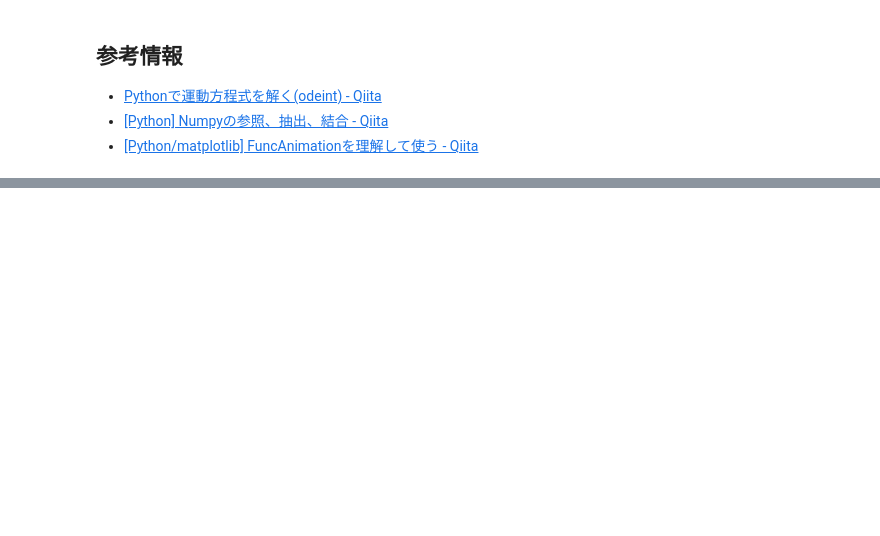
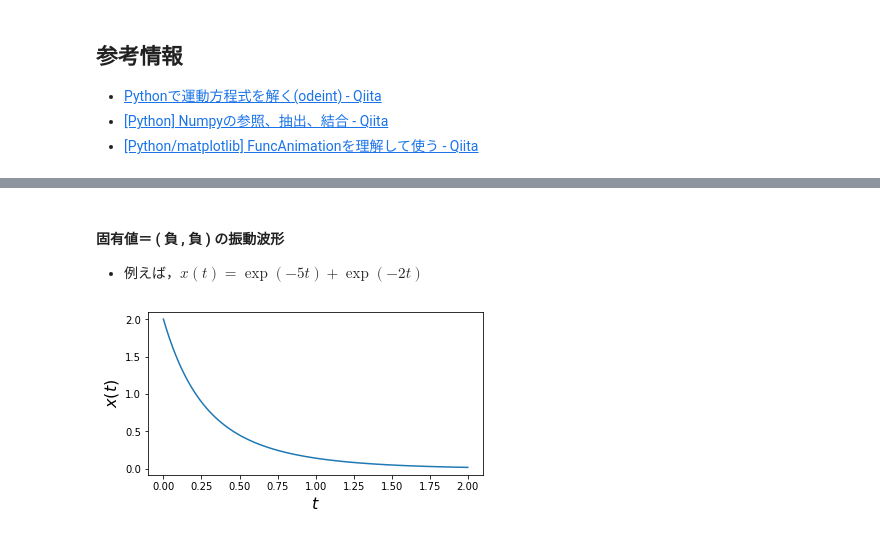
Before and after one commit to ktysd/_colab_test, a Jupyter notebook: vc/Colab/Code_2.1.ipynb, the cells around one changed output, grey strips where cells are left out. Saved outputs shown, nothing was run; the diff lists cells and outputs as text; code cells hidden in the pictures; blank space fills up the shorter version.

```diff
--- a/vc/Colab/Code_2.1.ipynb
+++ b/vc/Colab/Code_2.1.ipynb
@@ -403,0 +99,14 @@ all_plot(EOM_air, param, x0, ts)
+# %% [markdown]
+#### 固有値＝ ( 負 , 負 ) の振動波形
+
+* 例えば，$x(t) = \exp(-5t) + \exp(-2t)$
+# %%
+s1 = -5
+s2 = -2
+
+ts = np.linspace(0, 2, 100) #時間軸を表す等差数列　0〜5秒を100等分
+
+xs = np.exp(s1*ts) + np.exp(s2*ts) #振動
+plot(ts, xs)
+# %% [output]
+[figure, added]
```
Also changed, not shown: parts of 100 cells of this notebook, 3 other files.
